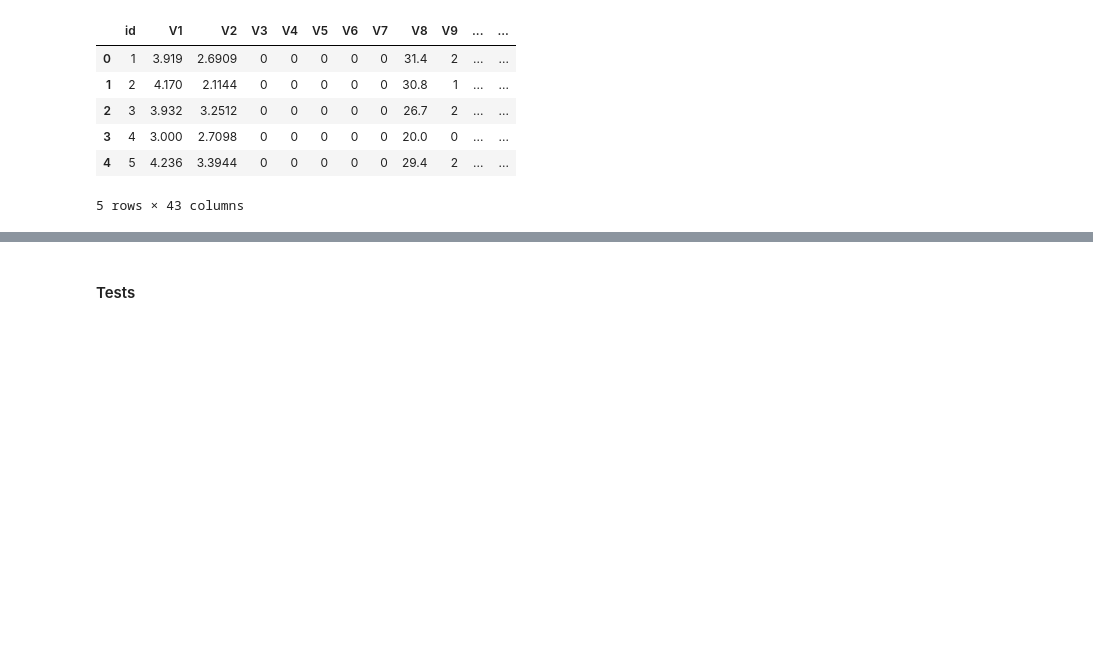
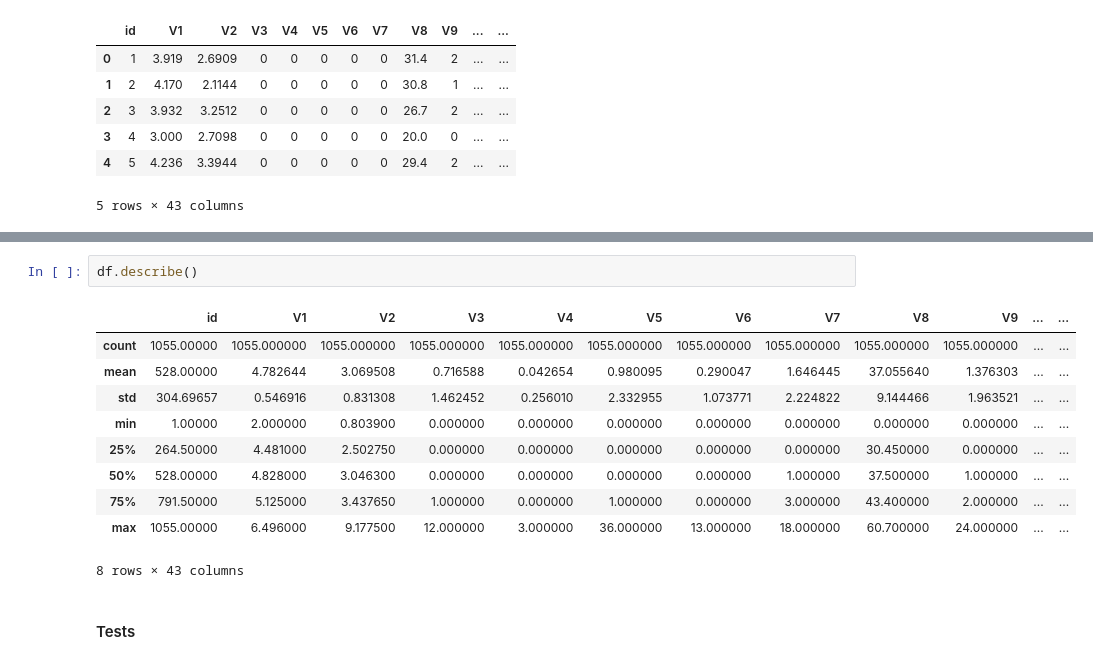
Before and after one commit to seblessa/Enhanced-Random-Forest, a Jupyter notebook: src/trabalho.ipynb, the cells around one changed output, grey strips where cells are left out. Cells and saved outputs as stored; diff of their text form; blank space fills up the shorter version.

```diff
--- a/src/trabalho.ipynb
+++ b/src/trabalho.ipynb
@@ -421,3 +484,16 @@ df.head()
+# %%
+df.describe()
+# %% [output]
+|  | id | V1 | V2 | V3 | V4 | V5 | V6 | V7 | V8 | V9 | ... | ... |
+| count | 1055.00000 | 1055.000000 | 1055.000000 | 1055.000000 | 1055.000000 | 1055.000000 | 1055.000000 | 1055.000000 | 1055.000000 | 1055.000000 | ... | ... |
+| mean | 528.00000 | 4.782644 | 3.069508 | 0.716588 | 0.042654 | 0.980095 | 0.290047 | 1.646445 | 37.055640 | 1.376303 | ... | ... |
+| std | 304.69657 | 0.546916 | 0.831308 | 1.462452 | 0.256010 | 2.332955 | 1.073771 | 2.224822 | 9.144466 | 1.963521 | ... | ... |
+| min | 1.00000 | 2.000000 | 0.803900 | 0.000000 | 0.000000 | 0.000000 | 0.000000 | 0.000000 | 0.000000 | 0.000000 | ... | ... |
+| 25% | 264.50000 | 4.481000 | 2.502750 | 0.000000 | 0.000000 | 0.000000 | 0.000000 | 0.000000 | 30.450000 | 0.000000 | ... | ... |
+| 50% | 528.00000 | 4.828000 | 3.046300 | 0.000000 | 0.000000 | 0.000000 | 0.000000 | 1.000000 | 37.500000 | 1.000000 | ... | ... |
+| 75% | 791.50000 | 5.125000 | 3.437650 | 1.000000 | 0.000000 | 1.000000 | 0.000000 | 3.000000 | 43.400000 | 2.000000 | ... | ... |
+| max | 1055.00000 | 6.496000 | 9.177500 | 12.000000 | 3.000000 | 36.000000 | 13.000000 | 18.000000 | 60.700000 | 24.000000 | ... | ... |
+8 rows × 43 columns
 # %% [markdown]
 #### Tests
 # %%
```
Also changed, not shown: parts of 8 cells of this notebook.
